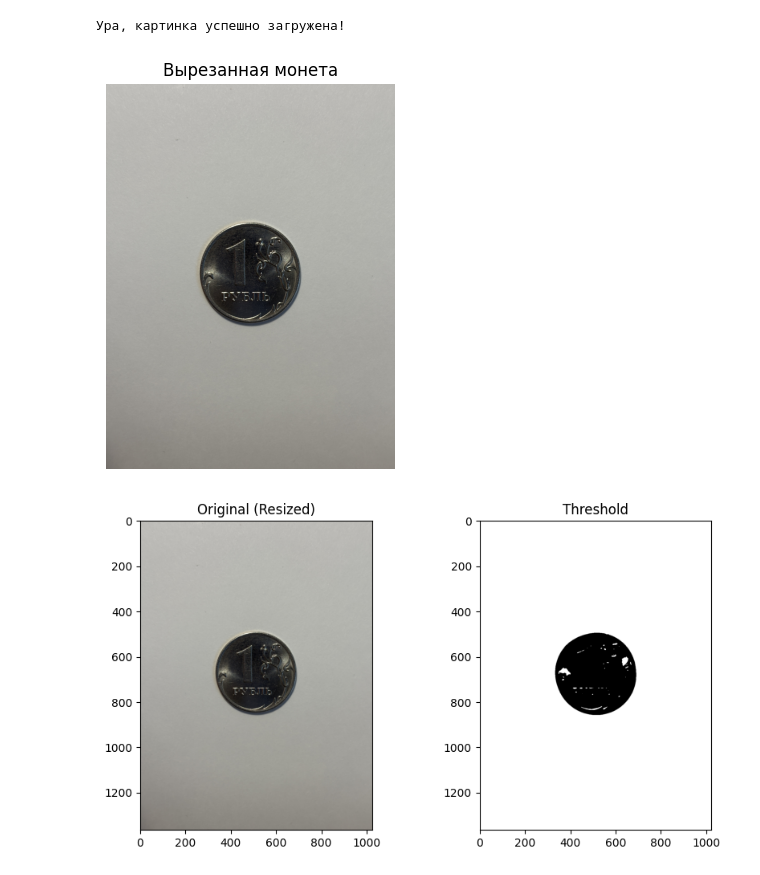
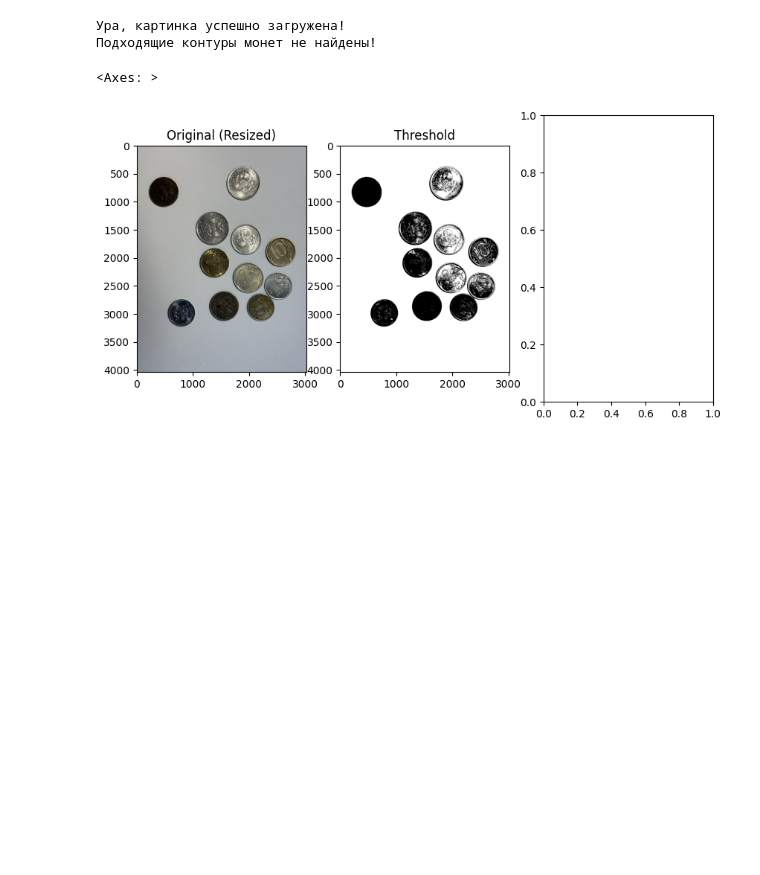
Before and after one commit to inqvizitor15/university-2nd-year-practice, a Jupyter notebook: research.ipynb, the cells around one changed output. Cells and saved outputs as stored; diff of their text form; code cells hidden in the pictures; blank space fills up the shorter version.

```diff
--- a/research.ipynb
+++ b/research.ipynb
@@ -1,13 +5,10 @@
 # %%
-import cv2
-import numpy as np
-import matplotlib.pyplot as plt
+
 
 # 1. Загружаем тестовое фото одиночной монеты
 # Замени '1r_v1.jpg' на имя любого своего файла из папки singles
-img_path = 'D:/практика 2 курс/university 2nd year practice/raw/singles/IMG_3814.JPG'
 
-# Читаем файл как массив байт (ему плевать на кириллицу в пути)
+# Читаем файл как массив байт
 img_array = np.fromfile(img_path, np.uint8)
 # Декодируем массив в изображение OpenCV
 img = cv2.imdecode(img_array, cv2.IMREAD_COLOR)
@@ -26,64 +27,69 @@ img_rgb = cv2.cvtColor(img, cv2.COLOR_BGR2RGB)
 h, w = img.shape[:2]
 new_w = 1024
 new_h = int(h * (new_w / w))
-img_resized = cv2.resize(img_rgb, (new_w, new_h), interpolation=cv2.INTER_AREA)
+img_resized = cv2.resize(img_rgb, (w, h), interpolation=cv2.INTER_AREA)
 
 # 3. Переводим в Grayscale и размываем
 gray = cv2.cvtColor(img_resized, cv2.COLOR_RGB2GRAY)
-blurred = cv2.GaussianBlur(gray, (11, 11), 0)
+# blurred = cv2.GaussianBlur(gray, (11, 11), 0)
 
 # 4. Бинаризация (так как фон белый, а монета темнее, инвертируем порог)
 # Все, что темнее фона, станет белым (монета), а фон — черным
-_, thresh = cv2.threshold(blurred, 0, 255, cv2.THRESH_BINARY + cv2.THRESH_OTSU)
+_, thresh = cv2.threshold(gray, 0, 255, cv2.THRESH_BINARY + cv2.THRESH_OTSU)
 
 # 5. Находим контуры на бинаризованном изображении
-# Используем thresh_clean (или thresh, если ты не переименовывал переменную)
 contours, _ = cv2.findContours(thresh, cv2.RETR_EXTERNAL, cv2.CHAIN_APPROX_SIMPLE)
 
-# На всякий случай фильтруем контуры, берем самый большой (это и есть наша монета)
-if len(contours) > 0:
-    c = max(contours, key=cv2.contourArea)
+# Отфильтруем контуры: оставим только те, у которых площадь меньше 80% от всего кадра
+# Это мгновенно отсечет рамку самого кадра
+img_area = img_resized.shape[0] * img_resized.shape[1]
+valid_contours = [c for c in contours if cv2.contourArea(c) < 0.8 * img_area]
 
-    # Получаем ограничивающий прямоугольник (x, y - левый верхний угол, w, h - ширина и высота)
+if len(valid_contours) > 0:
+    # Берем самый большой контур ИЗ ОСТАВШИХСЯ (это теперь точно монета)
+    c = max(valid_contours, key=cv2.contourArea)
+
+    # Получаем ограничивающий прямоугольник
     x, y, w, h = cv2.boundingRect(c)
 
-    # Чтобы вырезанная монетка была ровным квадратом с небольшими отступами,
-    # сделаем сторону квадрата равной максимальной стороне с запасом в 10 пикселей
-    side = max(w, h) + 10
-
-    # Вычисляем новый центр, чтобы не вылезти за границы кадра
+    # Делаем квадратный кроп с небольшим запасом в 15 пикселей
+    side = max(w, h) + 15
     cx, cy = x + w // 2, y + h // 2
 
     x1 = max(0, cx - side // 2)
     y1 = max(0, cy - side // 2)
     x2 = min(img_resized.shape[1], cx + side // 2)
     y2 = min(img_resized.shape[0], cy + side // 2)
 
-    # Вырезаем область (ROI - Region of Interest) из ЦВЕТНОГО уменьшенного изображения
     coin_crop = img_resized[y1:y2, x1:x2]
 
     # Показываем результат
     plt.figure(figsize=(5, 5))
-    plt.title("Вырезанная монета")
+    plt.title("Вырезанная монета (Исправлено)")
     plt.imshow(coin_crop)
     plt.axis('off')
     plt.show()
+
+    # Выведем размер для контроля, он должен быть в районе 200-400 пикселей
+    print(f"Размер вырезанного квадрата: {coin_crop.shape[:2]}")
 else:
-    print("Контуры не найдены!")
-
-
+    print("Подходящие контуры монет не найдены!")
 
 
 # Отобразим, что получилось на этом этапе
 plt.figure(figsize=(10, 5))
-plt.subplot(1, 2, 1)
+
+plt.subplot(1, 3, 1)
 plt.title("Original (Resized)")
 plt.imshow(img_resized)
-plt.subplot(1, 2, 2)
+
+plt.subplot(1, 3, 2)
 plt.title("Threshold")
 plt.imshow(thresh, cmap='gray')
-plt.show()
+
+plt.subplot(1, 3, 3)
 # %% [output]
 Ура, картинка успешно загружена!
+Подходящие контуры монет не найдены!
+<Axes: >
-[figure, old version]
+[figure, new version]
-[figure, removed]
```
Also changed, not shown: parts of 3 cells of this notebook.
